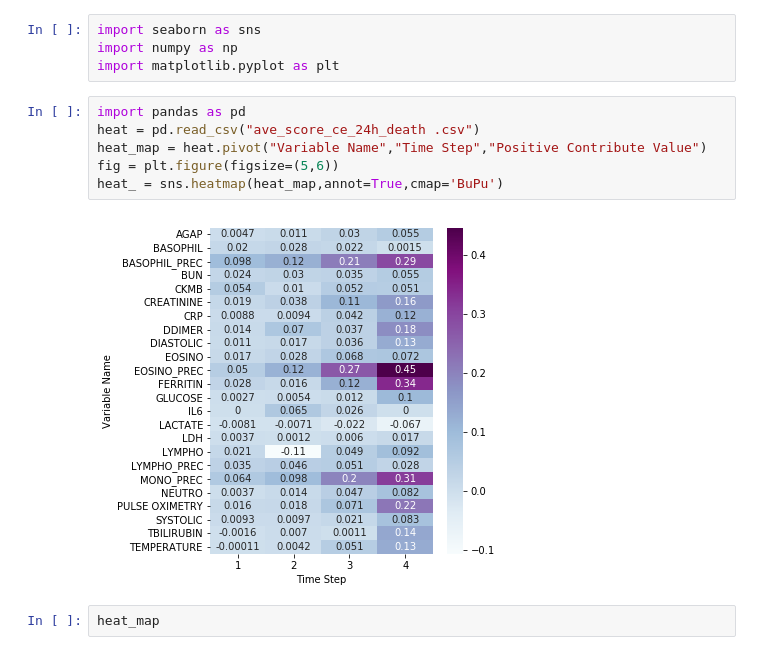
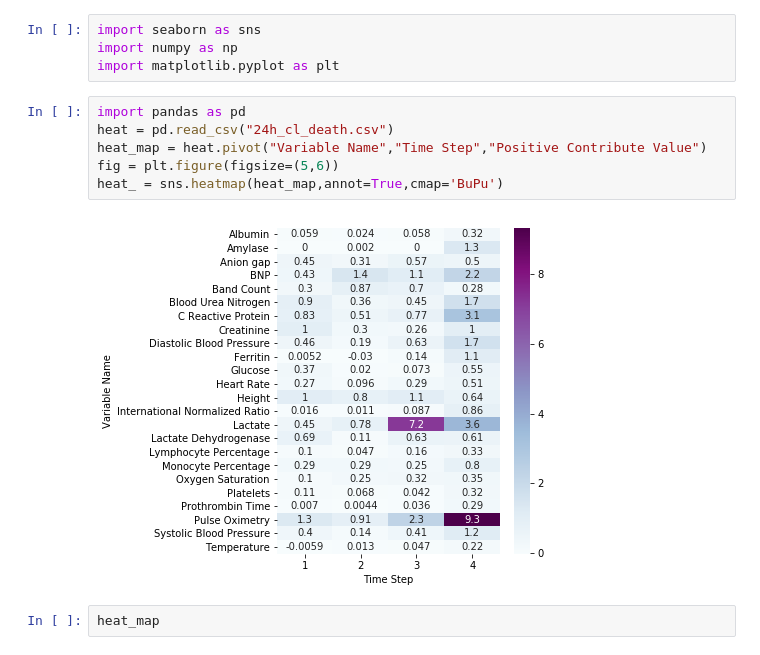
Before and after one commit to Tingyiwanyan/Contrastive_Learning_For_Covid, a Jupyter notebook: draw_heat_map.ipynb, the cells around one changed output. Drawn from its saved outputs; the diff is of its cells as text.

```diff
--- a/draw_heat_map.ipynb
+++ b/draw_heat_map.ipynb
@@ -4,12 +4,12 @@ import numpy as np
 import matplotlib.pyplot as plt
 # %%
 import pandas as pd
-heat = pd.read_csv("ave_score_ce_24h_death .csv")
+heat = pd.read_csv("24h_cl_death.csv")
 heat_map = heat.pivot("Variable Name","Time Step","Positive Contribute Value")
 fig = plt.figure(figsize=(5,6))
 heat_ = sns.heatmap(heat_map,annot=True,cmap='BuPu')
 # %% [output]
-[figure, old version]
+[figure, new version]
 # %%
 heat_map
 # %% [output]
```
Also changed, not shown: 4 other files.
